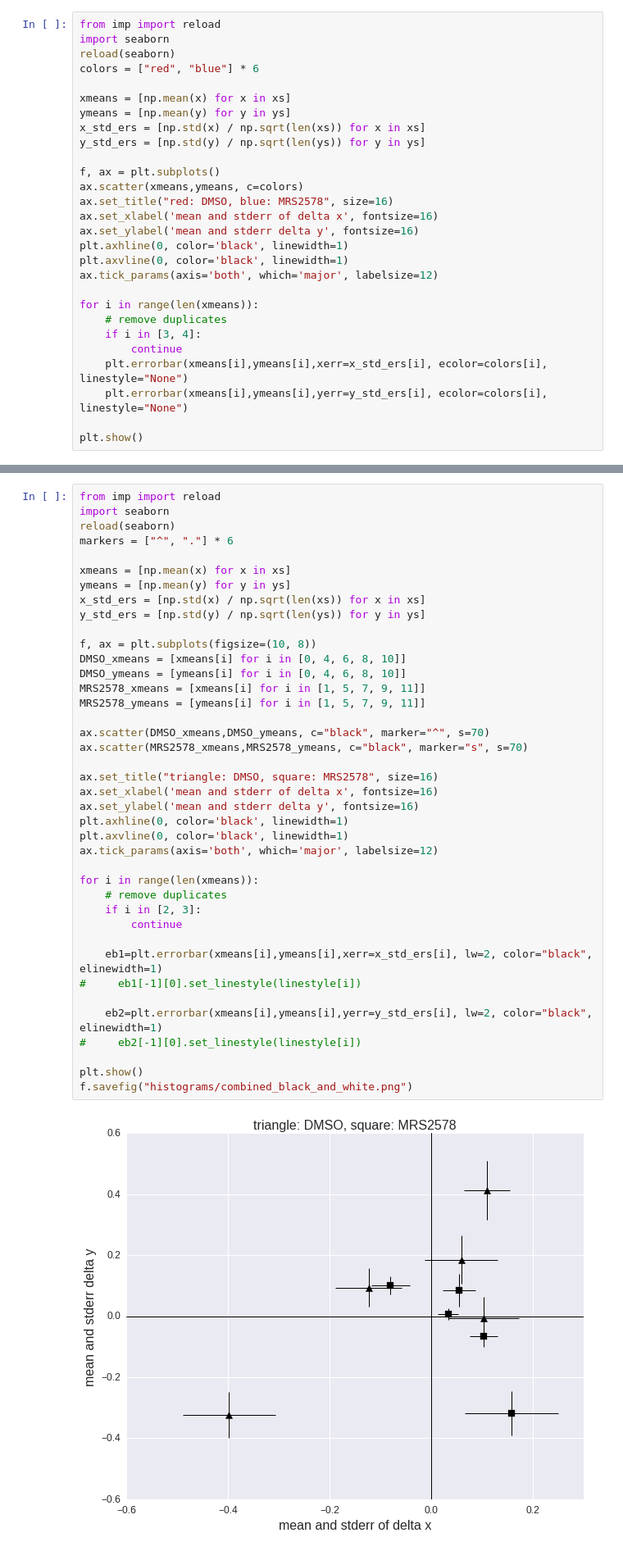
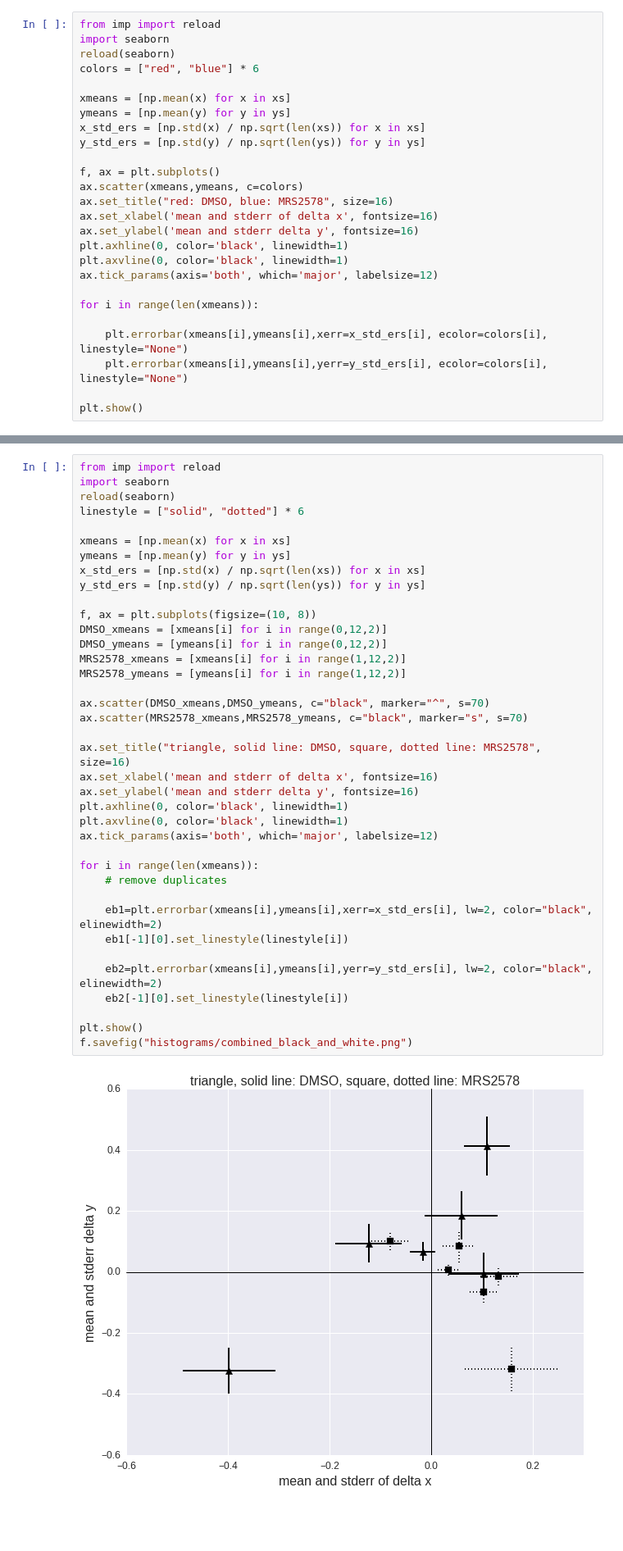
Before and after one commit to quinngroup/JI-2016-MRS2578, a Jupyter notebook: calculate_motion_cells.py.ipynb, the cells around one changed output, grey strips where cells are left out. Shown at 82% size. Saved outputs shown, nothing was run; the diff lists cells and outputs as text; blank space fills up the shorter version.

Commit message:
fix figure with new videos and new formatting

```diff
--- a/calculate_motion_cells.py.ipynb
+++ b/calculate_motion_cells.py.ipynb
@@ -252,9 +252,7 @@ plt.axvline(0, color='black', linewidth=1)
 ax.tick_params(axis='both', which='major', labelsize=12)
 
 for i in range(len(xmeans)):
-    # remove duplicates
-    if i in [3, 4]:
-        continue
+
     plt.errorbar(xmeans[i],ymeans[i],xerr=x_std_ers[i], ecolor=colors[i], linestyle="None")
     plt.errorbar(xmeans[i],ymeans[i],yerr=y_std_ers[i], ecolor=colors[i], linestyle="None")
 
@@ -264,42 +262,40 @@ plt.show()
 # %%
 from imp import reload
 import seaborn
 reload(seaborn)
-markers = ["^", "."] * 6
+linestyle = ["solid", "dotted"] * 6
 
 xmeans = [np.mean(x) for x in xs]
 ymeans = [np.mean(y) for y in ys]
 x_std_ers = [np.std(x) / np.sqrt(len(xs)) for x in xs]
 y_std_ers = [np.std(y) / np.sqrt(len(ys)) for y in ys]
 
 f, ax = plt.subplots(figsize=(10, 8))
-DMSO_xmeans = [xmeans[i] for i in [0, 4, 6, 8, 10]]
-DMSO_ymeans = [ymeans[i] for i in [0, 4, 6, 8, 10]]
-MRS2578_xmeans = [xmeans[i] for i in [1, 5, 7, 9, 11]]
-MRS2578_ymeans = [ymeans[i] for i in [1, 5, 7, 9, 11]]
+DMSO_xmeans = [xmeans[i] for i in range(0,12,2)]
+DMSO_ymeans = [ymeans[i] for i in range(0,12,2)]
+MRS2578_xmeans = [xmeans[i] for i in range(1,12,2)]
+MRS2578_ymeans = [ymeans[i] for i in range(1,12,2)]
 
 ax.scatter(DMSO_xmeans,DMSO_ymeans, c="black", marker="^", s=70)
 ax.scatter(MRS2578_xmeans,MRS2578_ymeans, c="black", marker="s", s=70)
 
-ax.set_title("triangle: DMSO, square: MRS2578", size=16)
+ax.set_title("triangle, solid line: DMSO, square, dotted line: MRS2578", size=16)
 ax.set_xlabel('mean and stderr of delta x', fontsize=16)
 ax.set_ylabel('mean and stderr delta y', fontsize=16)
 plt.axhline(0, color='black', linewidth=1)
 plt.axvline(0, color='black', linewidth=1)
 ax.tick_params(axis='both', which='major', labelsize=12)
 
 for i in range(len(xmeans)):
     # remove duplicates
-    if i in [2, 3]:
-        continue
 
-    eb1=plt.errorbar(xmeans[i],ymeans[i],xerr=x_std_ers[i], lw=2, color="black", elinewidth=1)
-#     eb1[-1][0].set_linestyle(linestyle[i])
+    eb1=plt.errorbar(xmeans[i],ymeans[i],xerr=x_std_ers[i], lw=2, color="black", elinewidth=2)
+    eb1[-1][0].set_linestyle(linestyle[i])
 
-    eb2=plt.errorbar(xmeans[i],ymeans[i],yerr=y_std_ers[i], lw=2, color="black", elinewidth=1)
-#     eb2[-1][0].set_linestyle(linestyle[i])
+    eb2=plt.errorbar(xmeans[i],ymeans[i],yerr=y_std_ers[i], lw=2, color="black", elinewidth=2)
+    eb2[-1][0].set_linestyle(linestyle[i])
 
 plt.show()
 f.savefig("histograms/combined_black_and_white.png")
 # %% [output]
-[figure, old version]
+[figure, new version]
```
Also changed, not shown: parts of 1 cell of this notebook, 1 other file.
